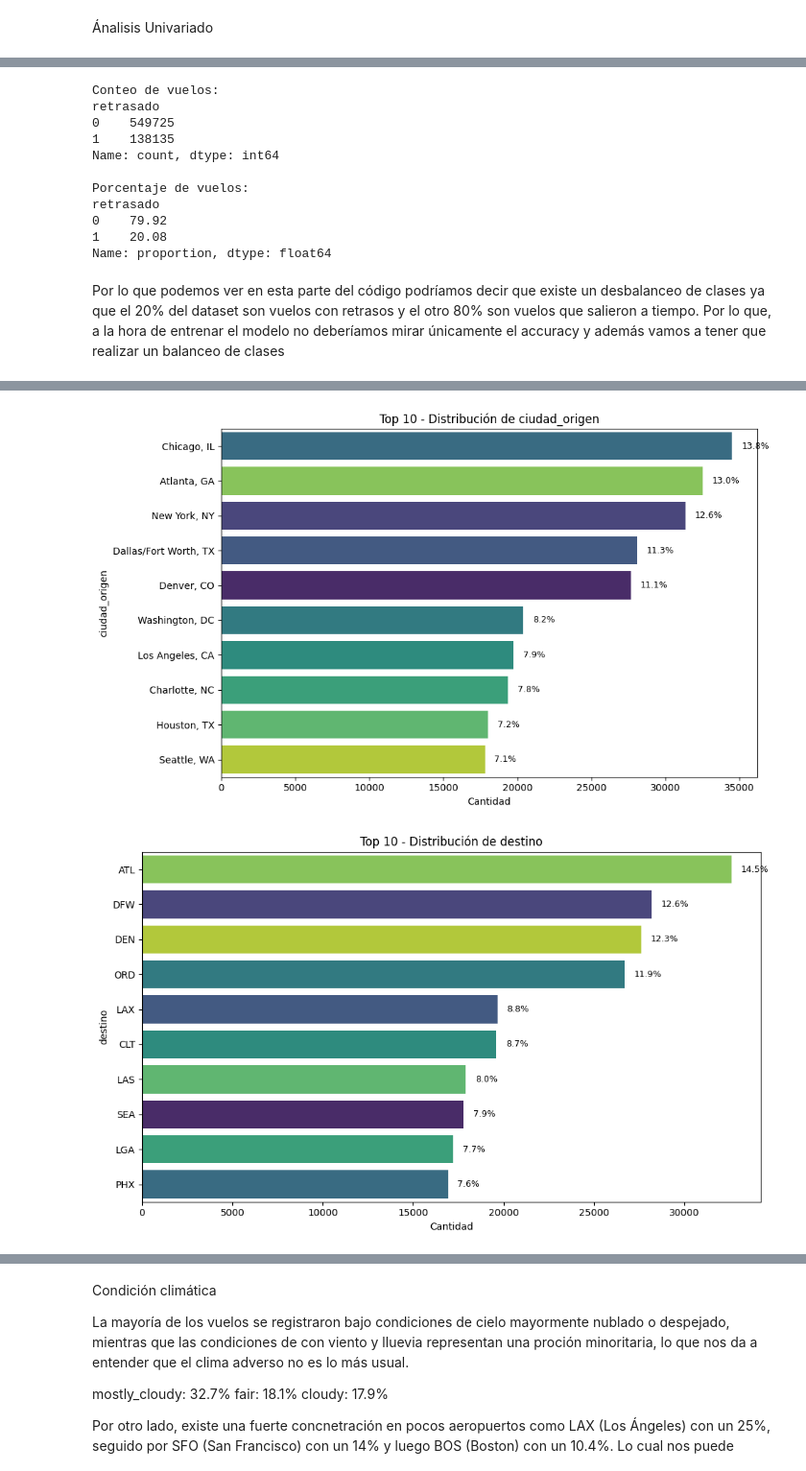
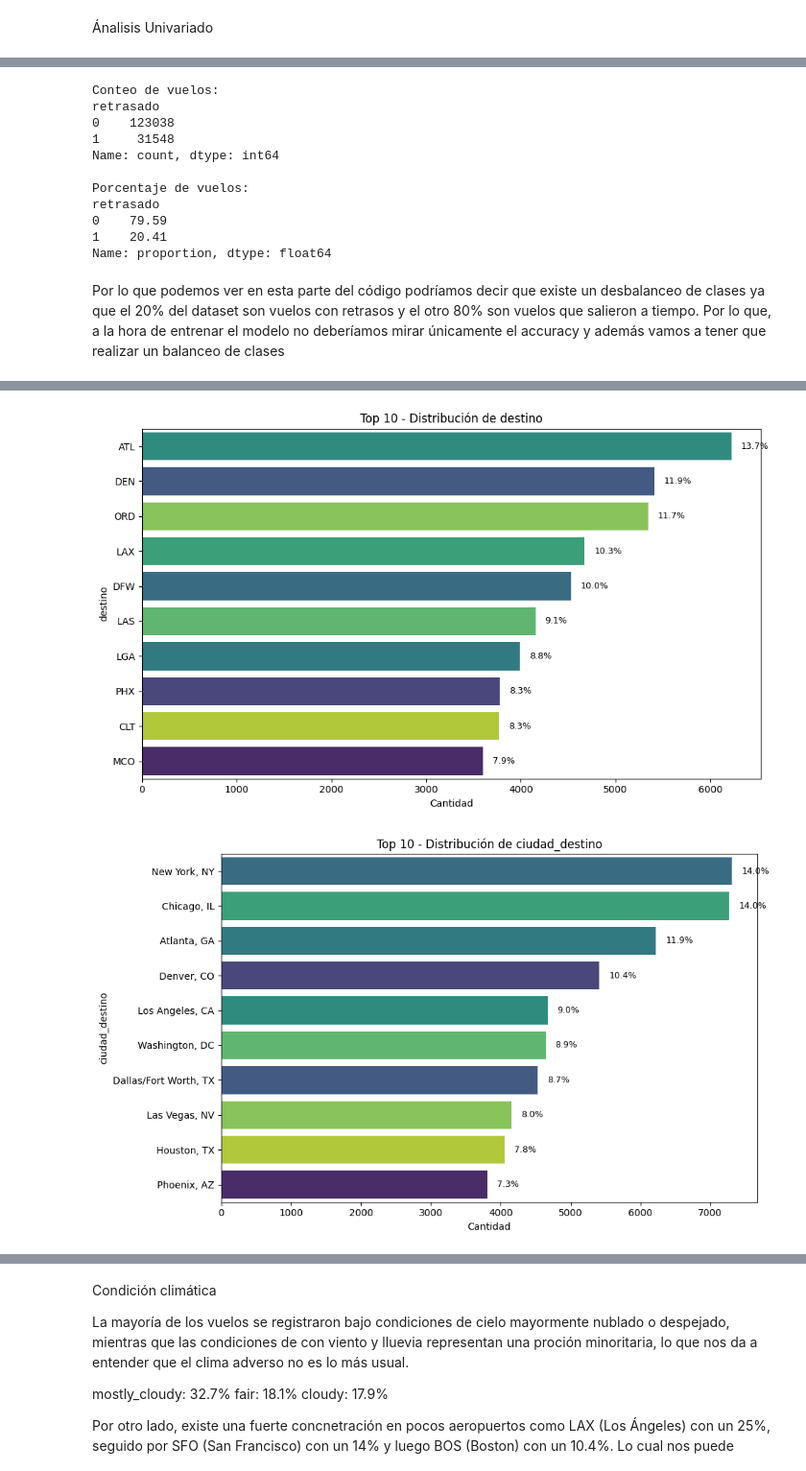
Before and after one commit to Guadacarro/TP_IA, a Jupyter notebook: prediccion.ipynb, the cells around one changed output, grey strips where cells are left out. Shown at 96% size. Saved outputs shown, nothing was run; the diff lists cells and outputs as text; code cells hidden in the pictures.

```diff
--- a/prediccion.ipynb
+++ b/prediccion.ipynb
@@ -111,0 +231,4 @@ dtype: int64
+# %%
+# 5. Unir clima con vuelos
+
+df_2022 = df_2022.merge(clima_data, on=['origen', 'fecha_vuelo'], how='left')
@@ -111,0 +237,15 @@ dtype: int64
+# %%
+# 6. Selección final de columnas válidas (sin leakage) → df_modelo
+
+columnas_validas = [
+    'fecha_vuelo', 'aerolinea', 'codigo_aerolinea', 'numero_vuelo',
+    'origen', 'ciudad_origen', 'destino', 'ciudad_destino',
+    'hora_salida_programada', 'hora_llegada_programada',
+    'duracion_programada', 'distancia',
+    'temperatura_media', 'precipitacion', 'viento_max'
+]
+
+df_modelo = df_2022[columnas_validas + ['retrasado']]
+
+print(f"\nFilas finales en df_modelo: {len(df_modelo)}")
+print(df_modelo.columns.tolist())
@@ -112,7 +257,7 @@ dtype: int64
 # %%
 #Quiero separar en categóricas y numéricas, para poder hacer un análisis más profundo de los datos.
-categorical_columns = df_2022.select_dtypes(include=['object']).columns
-numerical_columns = df_2022.select_dtypes(include=['int64', 'float64']).columns
+categorical_columns = df_modelo.select_dtypes(include=['object']).columns
+numerical_columns = df_modelo.select_dtypes(include=['int64', 'float64']).columns
 
 print("Categorical columns:", categorical_columns)
 print("Numerical columns:", numerical_columns)
@@ -138,7 +278,7 @@ for col in numerical_columns:
     IQR = Q3 - Q1
     lower_bound = Q1 - 1.5 * IQR
     upper_bound = Q3 + 1.5 * IQR
-    outliers = df_2022[(df_2022[col] < lower_bound) | (df_2022[col] > upper_bound)]
-    outlier_percentage = (len(outliers) / len(df_2022)) * 100
+    outliers = df_2022[(df_modelo[col] < lower_bound) | (df_2022[col] > upper_bound)]
+    outlier_percentage = (len(outliers) / len(df_modelo)) * 100
     print(f"Column: {col}, Outliers: {len(outliers)}", f"({outlier_percentage:.2f}%)")
 # %% [output]
@@ -218,34 +346,31 @@ retraso_por_avion_tardio     30.0     7.373
 # %%
-# Clasificar los vuelos: retrasado (>15 min) vs no retrasado
-df_2022['retrasado'] = (df_2022['retraso_salida'] > 15).astype(int)
-
 # Conteo absoluto
-conteo = df_2022['retrasado'].value_counts()
+conteo = df_modelo['retrasado'].value_counts()
 print("Conteo de vuelos:")
 print(conteo)
 
 # Porcentaje
-porcentaje = df_2022['retrasado'].value_counts(normalize=True) * 100
+porcentaje = df_modelo['retrasado'].value_counts(normalize=True) * 100
 print("\nPorcentaje de vuelos:")
 print(porcentaje.round(2))
 # %% [output]
 Conteo de vuelos:
 retrasado
-0    549725
-1    138135
+0    123038
+1     31548
 Name: count, dtype: int64
 
 Porcentaje de vuelos:
 retrasado
-0    79.92
-1    20.08
+0    79.59
+1    20.41
 Name: proportion, dtype: float64
 # %% [markdown]
 Por lo que podemos ver en esta parte del código podríamos decir que existe un desbalanceo de clases ya que el 20% del dataset son vuelos con retrasos y el otro 80% son vuelos que salieron a tiempo. Por lo que, a la hora de entrenar el modelo no deberíamos mirar únicamente el accuracy y además vamos a tener que realizar un balanceo de clases
 # %%
 for col in categorical_columns:
-    top10 = df_2022[col].value_counts().nlargest(10).index
-    df_top10 = df_2022[df_2022[col].isin(top10)]
+    top10 = df_modelo[col].value_counts().nlargest(10).index
+    df_top10 = df_modelo[df_modelo[col].isin(top10)]
 
     plt.figure(figsize=(10, 6))
     ax = sns.countplot(data=df_top10, y=col, hue=col, palette='viridis', legend=False, order=top10)
@@ -270,2 +395,2 @@ for col in categorical_columns:
-[figure, old version]
+[figure, new version]
-[figure, old version]
+[figure, new version]
```
Also changed, not shown: parts of 20 cells of this notebook.
